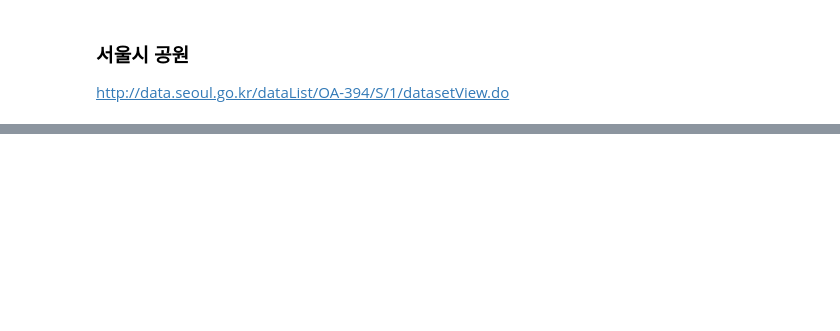
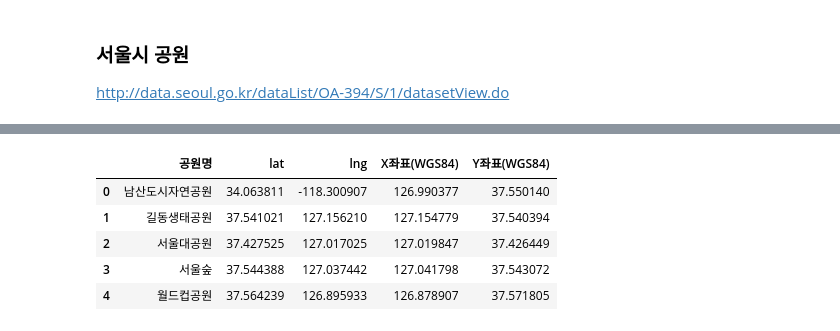
Before and after one commit to ChoiRhee/Crawling, a Jupyter notebook: Geocoding/google map.ipynb, the cells around one changed output, grey strips where cells are left out. Drawn from its saved outputs; the diff is of its cells as text; code cells hidden in the pictures; blank space fills up the shorter version.

```diff
--- a/Geocoding/google map.ipynb
+++ b/Geocoding/google map.ipynb
@@ -102,0 +219,7 @@ http://data.seoul.go.kr/dataList/OA-394/S/1/datasetView.do
+# %%
+name = p['공원명']
+# %%
+url = base_url + name[1] + key
+req = requests.get(url)
+data = req.json()
+data
@@ -102,0 +248,15 @@ http://data.seoul.go.kr/dataList/OA-394/S/1/datasetView.do
+# %%
+park_dict = {'공원명': [], 'lat': [], 'lng': []}
+
+for i in range(len(name)):
+    url = base_url + name[i] + key
+    req = requests.get(url)
+
+    data = req.json()
+    park_dict['공원명'].append(name[i])
+    park_dict['lat'].append(data['results'][0]['geometry']['location']['lat'])
+    park_dict['lng'].append(data['results'][0]['geometry']['location']['lng'])
+# %%
+parks = pd.DataFrame(park_dict)
+parks.head()
+#parks.to_excel('park location.xlsx')
@@ -102,0 +270,10 @@ http://data.seoul.go.kr/dataList/OA-394/S/1/datasetView.do
+# %%
+parks = pd.concat([parks, p['X좌표(WGS84)'], p['Y좌표(WGS84)'] ], axis = 1)
+parks.head()
+# %% [output]
+|  | 공원명 | lat | lng | X좌표(WGS84) | Y좌표(WGS84) |
+| 0 | 남산도시자연공원 | 34.063811 | -118.300907 | 126.990377 | 37.550140 |
+| 1 | 길동생태공원 | 37.541021 | 127.156210 | 127.154779 | 37.540394 |
+| 2 | 서울대공원 | 37.427525 | 127.017025 | 127.019847 | 37.426449 |
+| 3 | 서울숲 | 37.544388 | 127.037442 | 127.041798 | 37.543072 |
+| 4 | 월드컵공원 | 37.564239 | 126.895933 | 126.878907 | 37.571805 |
```
Also changed, not shown: parts of 27 cells of this notebook, 1 other file.
